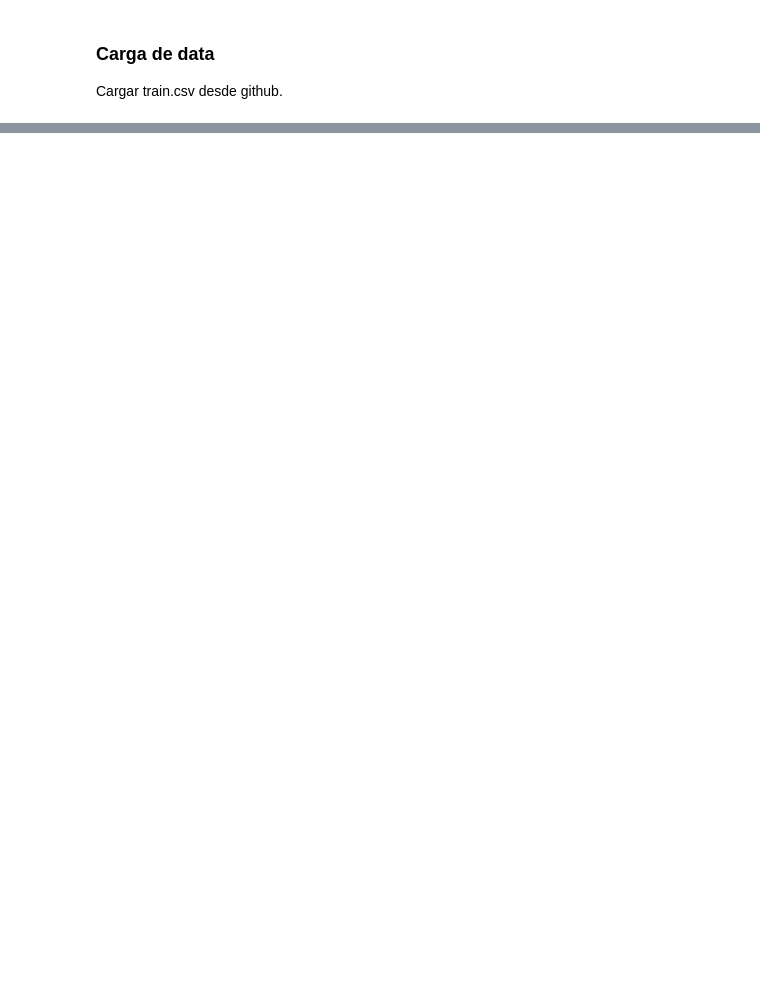
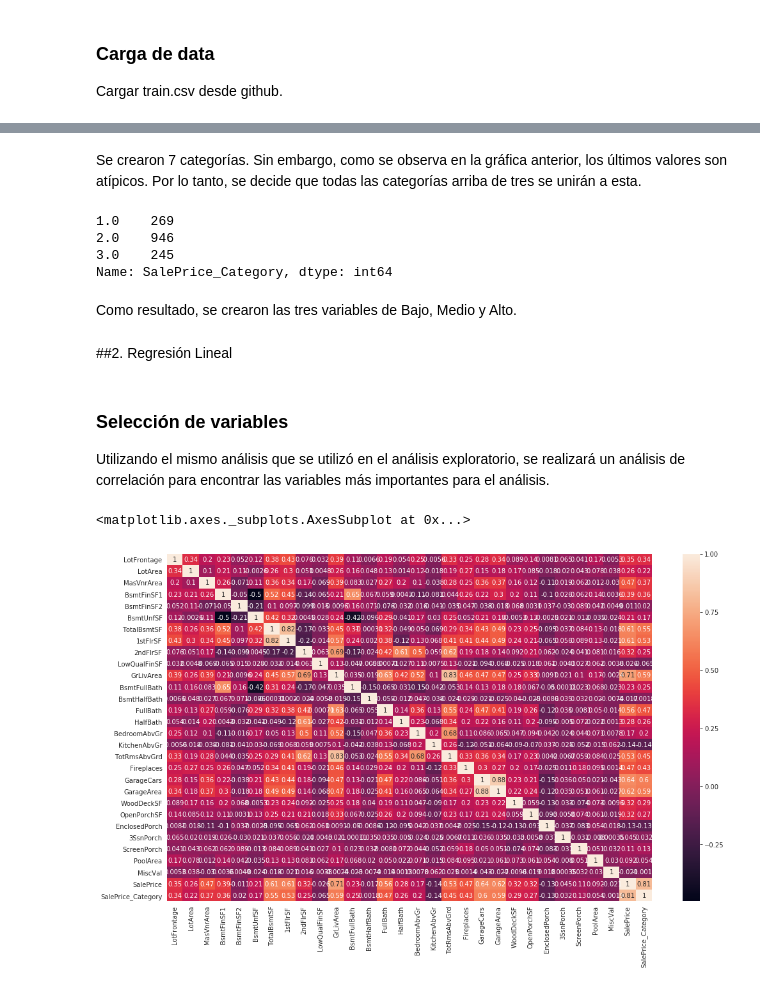
Before and after one commit to fuentesmarlon/Machine-Learning-Algorithms-, a Jupyter notebook: Laboratorio2.ipynb, the cells around one changed output, grey strips where cells are left out. Drawn from its saved outputs; the diff is of its cells as text; code cells hidden in the pictures; blank space fills up the shorter version.

```diff
--- a/Laboratorio2.ipynb
+++ b/Laboratorio2.ipynb
@@ -80,0 +251,3 @@ Se procederá a crear un modelo de regresión lineal las siguientes variables:
+# %%
+df['SalePrice_Category'] = np.ceil(df["SalePrice"] / 120000)
+df.SalePrice_Category.value_counts().sort_index()
@@ -80,0 +263,27 @@ Se procederá a crear un modelo de regresión lineal las siguientes variables:
+# %% [markdown]
+Se crearon 7 categorías. Sin embargo, como se observa en la gráfica anterior, los últimos valores son atípicos. Por lo tanto, se decide que todas las categorías arriba de tres se unirán a esta.
+# %%
+# Las que estén arriba de 3 se unen a la categoría 3
+df["SalePrice_Category"].where(df["SalePrice_Category"] < 3, 3.0, inplace=True)
+df.SalePrice_Category.value_counts().sort_index()
+# %% [output]
+1.0    269
+2.0    946
+3.0    245
+Name: SalePrice_Category, dtype: int64
+# %% [markdown]
+Como resultado, se crearon las tres variables de Bajo, Medio y Alto.
+# %% [markdown]
+##2. Regresión Lineal
+# %% [markdown]
+### Selección de variables
+Utilizando el mismo análisis que se utilizó en el análisis exploratorio, se realizará un análisis de correlación para encontrar las variables más importantes para el análisis.
+# %%
+corr = df.corr()
+f, ax = plt.subplots(figsize=(17, 10))
+sns.heatmap(corr, cbar=True, annot=True,
+            xticklabels=corr.columns.values,
+            yticklabels=corr.columns.values)
+# %% [output]
+<matplotlib.axes._subplots.AxesSubplot at 0x...>
+[figure, added]
```
Also changed, not shown: parts of 81 cells of this notebook.
